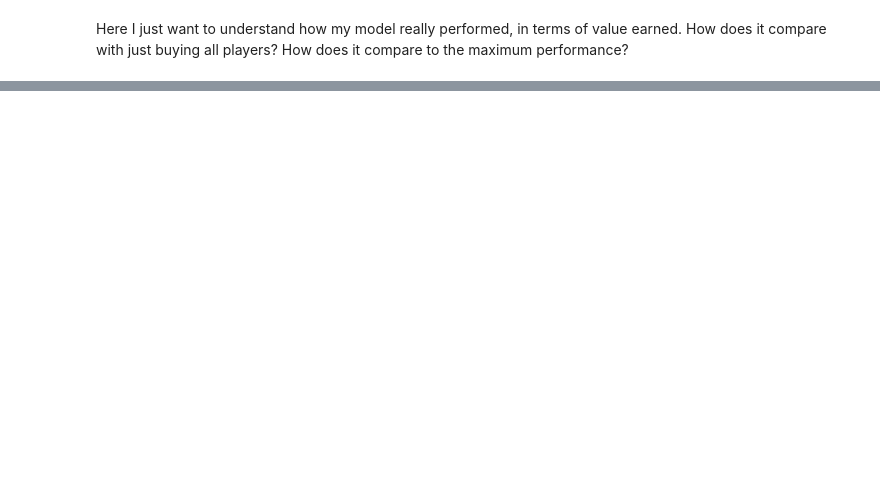
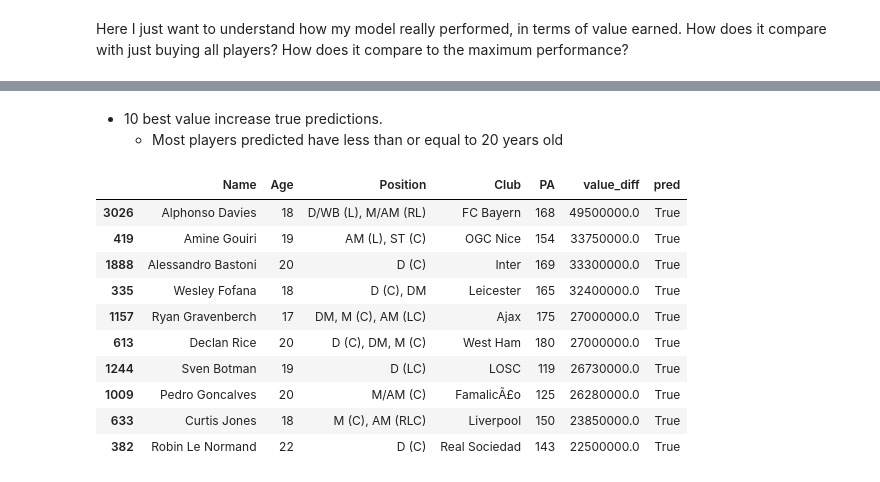
Before and after one commit to ricardogffcouto/fm-predictor, a Jupyter notebook: value_increase_predictor.ipynb, the cells around one changed output, grey strips where cells are left out. Saved outputs shown, nothing was run; the diff lists cells and outputs as text; code cells hidden in the pictures; blank space fills up the shorter version.

```diff
--- a/value_increase_predictor.ipynb
+++ b/value_increase_predictor.ipynb
@@ -510,0 +499,17 @@ Report SWEETVIZ_REPORT.html was generated! NOTEBOOK/COLAB USERS: the web browser
+# %% [markdown]
+- 10 best value increase true predictions.
+    - Most players predicted have less than or equal to 20 years old
+# %%
+test_players_v1.query('pred == 1').sort_values('value_diff', ascending=False).head(10)
+# %% [output]
+|  | Name | Age | Position | Club | PA | value_diff | pred |
+| 3026 | Alphonso Davies | 18 | D/WB (L), M/AM (RL) | FC Bayern | 168 | 49500000.0 | True |
+| 419 | Amine Gouiri | 19 | AM (L), ST (C) | OGC Nice | 154 | 33750000.0 | True |
+| 1888 | Alessandro Bastoni | 20 | D (C) | Inter | 169 | 33300000.0 | True |
+| 335 | Wesley Fofana | 18 | D (C), DM | Leicester | 165 | 32400000.0 | True |
+| 1157 | Ryan Gravenberch | 17 | DM, M (C), AM (LC) | Ajax | 175 | 27000000.0 | True |
+| 613 | Declan Rice | 20 | D (C), DM, M (C) | West Ham | 180 | 27000000.0 | True |
+| 1244 | Sven Botman | 19 | D (LC) | LOSC | 119 | 26730000.0 | True |
+| 1009 | Pedro Goncalves | 20 | M/AM (C) | FamalicÃ£o | 125 | 26280000.0 | True |
+| 633 | Curtis Jones | 18 | M (C), AM (RLC) | Liverpool | 150 | 23850000.0 | True |
+| 382 | Robin Le Normand | 22 | D (C) | Real Sociedad | 143 | 22500000.0 | True |
```
Also changed, not shown: parts of 22 cells of this notebook, 3 other files.
